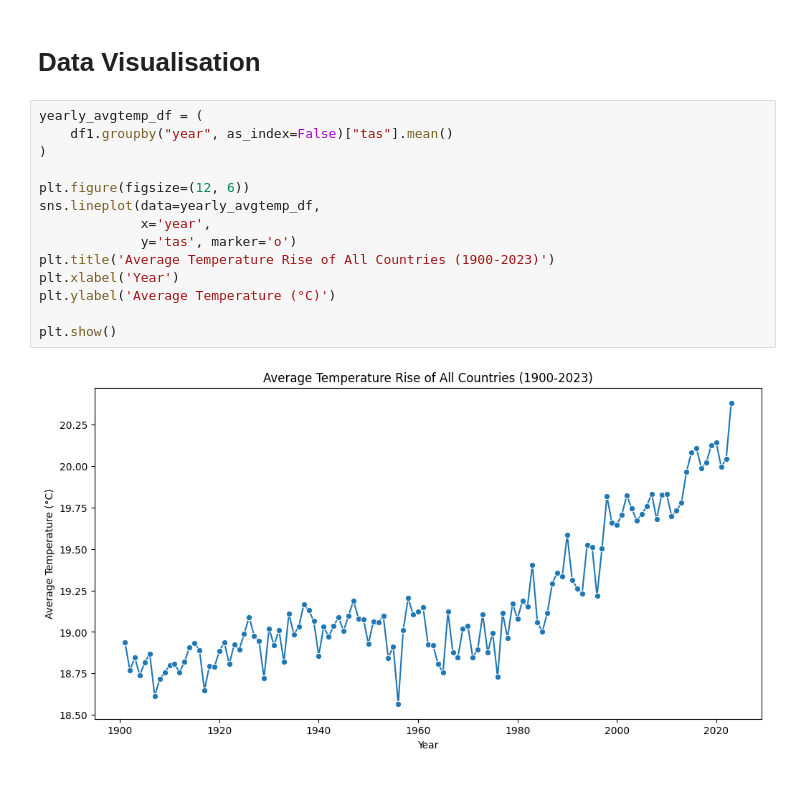
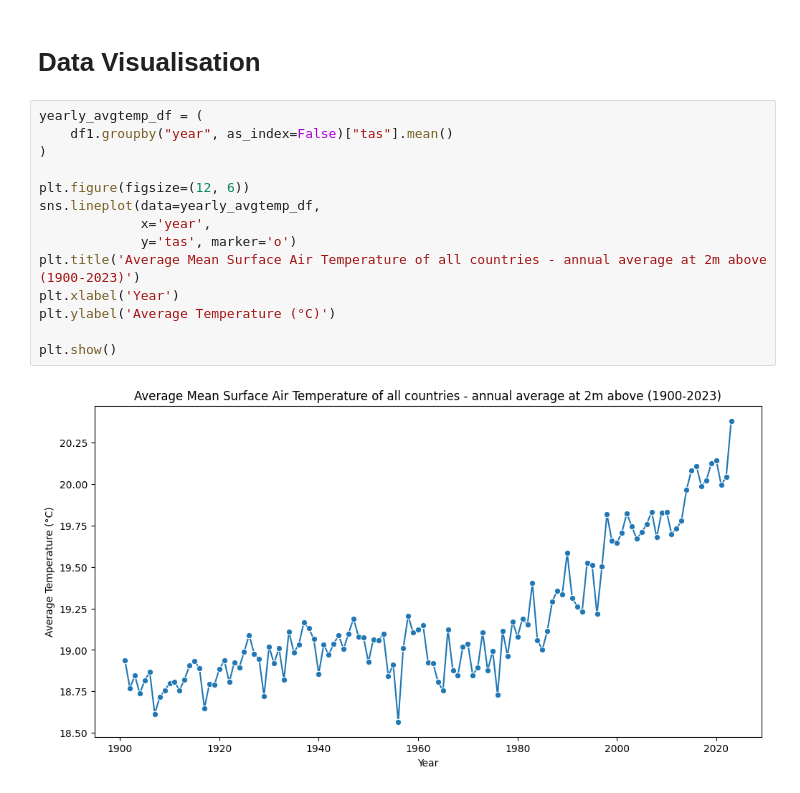
Before and after one commit to DominicSimpson/climatechange_machinelearningproject_worldbankdata, a Jupyter notebook: climatechageproject_worldbankdata.ipynb, the cells around one changed output. Drawn from its saved outputs; the diff is of its cells as text.

```diff
--- a/climatechageproject_worldbankdata.ipynb
+++ b/climatechageproject_worldbankdata.ipynb
@@ -294,16 +294,16 @@ Name: tas, Length: 123, dtype: int64
 # %%
 yearly_avgtemp_df = (
     df1.groupby("year", as_index=False)["tas"].mean()
 )
 
 plt.figure(figsize=(12, 6))
 sns.lineplot(data=yearly_avgtemp_df,
              x='year',
              y='tas', marker='o')
-plt.title('Average Temperature Rise of All Countries (1900-2023)')
+plt.title('Average Mean Surface Air Temperature of all countries - annual average at 2m above (1900-2023)')
 plt.xlabel('Year')
 plt.ylabel('Average Temperature (°C)')
 
 plt.show()
 # %% [output]
-[figure, old version]
+[figure, new version]
```
Also changed, not shown: parts of 1 cell of this notebook.
